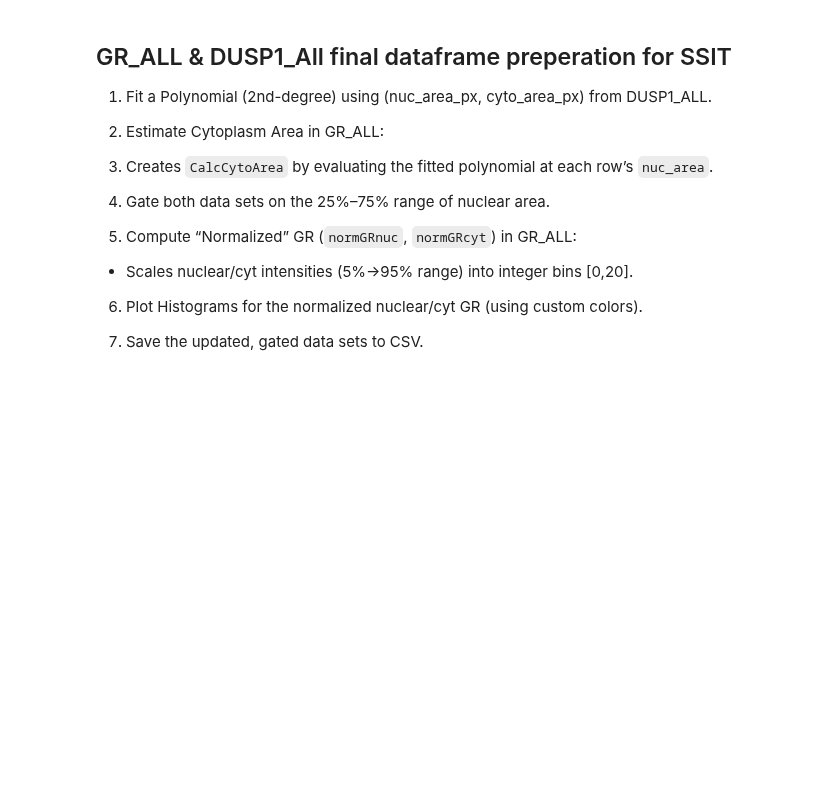
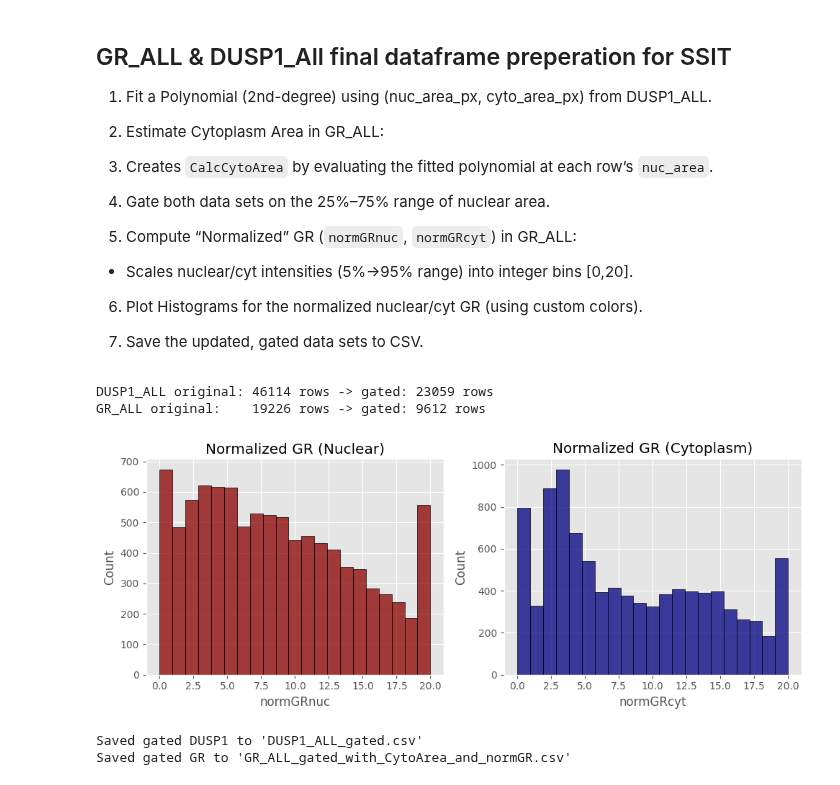
Before and after one commit to Formanj-0/AngelFISH, a Jupyter notebook: Publications/Ron_2024/GR_DUSP1_Gating.ipynb, the cells around one changed output. Saved outputs shown, nothing was run; the diff lists cells and outputs as text; code cells hidden in the pictures; blank space fills up the shorter version.

```diff
--- a/Publications/Ron_2024/GR_DUSP1_Gating.ipynb
+++ b/Publications/Ron_2024/GR_DUSP1_Gating.ipynb
@@ -484,7 +706,7 @@ am.close()
 # %%
 # Concatonate all DUSP1 Dex experiments & reset 'unique_cell_id'
 DUSP1_ALL = pd.concat(
-[DUSP1_RepD, DUSP1_RepE, DUSP1_RepF, DUSP1_RepM, DUSP1_RepG, DUSP1_RepH, DUSP1_RepI, DUSP1_RepK, DUSP1_RepL], ignore_index=True) # DUSP1_RepN, DUSP1_RepJ
+[DUSP1_RepD, DUSP1_RepE, DUSP1_RepF, DUSP1_RepM, DUSP1_RepN, DUSP1_RepG, DUSP1_RepH, DUSP1_RepI, DUSP1_RepJ, DUSP1_RepK, DUSP1_RepL], ignore_index=True) #
 DUSP1_ALL['unique_cell_id'] = np.arange(len(DUSP1_ALL))
 # %% [markdown]
 ### Filter GR data:
@@ -496,7 +718,7 @@ DUSP1_ALL['unique_cell_id'] = np.arange(len(DUSP1_ALL))
 # Initiate the class and find analysis at log_location
 am = AnalysisManager(location=loc, log_location=log_location, mac=True)
 # Select the dataset
-am.select_analysis('GR_A_Feb0425')
+am.select_analysis('GR_IC_A_ER020725')
 # select GR conformation analysis
 GR = GR_Confirmation(am)
 # Load the data
@@ -506,7 +728,7 @@ GR.cellprops['unique_cell_id'] = np.arange(len(GR.cellprops))
 # Remove partial cells from dataset
 GR.cellprops = GR.cellprops[GR.cellprops['touching_border'] == 0]
 # Use measure_GR to create SSIT compatible dataframe
-GR_RepA = measure_GR(GR.spots, GR.clusters, GR.cellprops)
+GR_RepA = measure_GR(GR.cellprops)
 am.close()
 # %% [markdown]
     GR 1, 10, 100nM Dex 3hr Time-sweep Replica 2
@@ -514,7 +736,7 @@ am.close()
 # Initiate the class and find analysis at log_location
 am = AnalysisManager(location=loc, log_location=log_location, mac=True)
 # Select the dataset
-am.select_analysis('GR_B_Feb0425')
+am.select_analysis('GR_IC_B_ReRun021025')
 # select GR conformation analysis
 GR = GR_Confirmation(am)
 # Load the data
@@ -524,7 +746,7 @@ GR.cellprops['unique_cell_id'] = np.arange(len(GR.cellprops))
 # Remove partial cells from dataset
 GR.cellprops = GR.cellprops[GR.cellprops['touching_border'] == 0]
 # Use measure_GR to create SSIT compatible dataframe
-GR_RepB = measure_GR(GR.spots, GR.clusters, GR.cellprops)
+GR_RepB = measure_GR(GR.cellprops)
 am.close()
 # %% [markdown]
     GR 1, 10, 100nM Dex 3hr Time-sweep Replica 3
@@ -532,7 +754,7 @@ am.close()
 # Initiate the class and find analysis at log_location
 am = AnalysisManager(location=loc, log_location=log_location, mac=True)
 # Select the dataset
-am.select_analysis('GR_C_Feb0425')
+am.select_analysis('GR_IC_C_ER020725')
 # select GR conformation analysis
 GR = GR_Confirmation(am)
 # Load the data
@@ -542,7 +764,7 @@ GR.cellprops['unique_cell_id'] = np.arange(len(GR.cellprops))
 # Remove partial cells from dataset
 GR.cellprops = GR.cellprops[GR.cellprops['touching_border'] == 0]
 # Use measure_GR to create SSIT compatible dataframe
-GR_RepC = measure_GR(GR.spots, GR.clusters, GR.cellprops)
+GR_RepC = measure_GR(GR.cellprops)
 am.close()
 # %%
 # Concatonate all DUSP1 Dex experiments & reset 'unique_cell_id'
@@ -621,42 +859,48 @@ print(f"GR_ALL original:    {len(df_gr)} rows -> gated: {len(df_gr_gated)} rows"
 # =========================
 # We'll do a percentile-based normalization: 5th->95th percentile => mapped to [0, bins].
 bins = 20
 
 def normalize_by_percentiles(series, low_pct=0.05, high_pct=0.95, bins=20):
     """Scale 'series' into integer bins [0, bins] based on [low_pct, high_pct]."""
     lower_val = series.quantile(low_pct)
     upper_val = series.quantile(high_pct)
     clipped = (series - lower_val) / (upper_val - lower_val)
     clipped = clipped.clip(lower=0, upper=1)
     return (clipped * bins).round().astype(int)
 
 df_gr_gated['normGRnuc'] = normalize_by_percentiles(df_gr_gated['nucGRint'], 0.05, 0.95, bins=bins)
 df_gr_gated['normGRcyt'] = normalize_by_percentiles(df_gr_gated['cytoGRint'], 0.05, 0.95, bins=bins)
 
 
 # 6) HISTOGRAMS
 # =========================
 plt.figure(figsize=(10,4))
 
 plt.subplot(1,2,1)
 sns.histplot(df_gr_gated['normGRnuc'], bins=bins+1, color='darkred', edgecolor='black')
 plt.title("Normalized GR (Nuclear)")
 
 plt.subplot(1,2,2)
 sns.histplot(df_gr_gated['normGRcyt'], bins=bins+1, color='navy', edgecolor='black')
 plt.title("Normalized GR (Cytoplasm)")
 
 plt.tight_layout()
 plt.show()
-
-
-# 7) SAVE THE UPDATED GATED DATAFRAMES
-# =========================
-# Gated DUSP1 (unchanged except row filtering)
-df_dusp_gated.to_csv("DUSP1_ALL_gated.csv", index=False)
-
-# Gated GR with new columns: CalcCytoArea, normGRnuc, normGRcyt
-df_gr_gated.to_csv("GR_ALL_gated_with_CytoArea_and_normGR.csv", index=False)
-
-print("Saved gated DUSP1 to 'DUSP1_ALL_gated.csv'")
-print("Saved gated GR to 'GR_ALL_gated_with_CytoArea_and_normGR.csv'")
+# %% [output]
+DUSP1_ALL original: 46114 rows -> gated: 23059 rows
+GR_ALL original:    19226 rows -> gated: 9612 rows
+[figure, added]
+# %%
+# 7) SAVE THE UPDATED GATED DATAFRAMES
+# =========================
+# Gated DUSP1 (unchanged except row filtering)
+df_dusp_gated.to_csv("DUSP1_ALL_gated_V01.csv", index=False)
+
+# Gated GR with new columns: CalcCytoArea, normGRnuc, normGRcyt
+df_gr_gated.to_csv("GR_ALL_gated_with_CytoArea_and_normGR_V01.csv", index=False)
+
+print("Saved gated DUSP1 to 'DUSP1_ALL_gated.csv'")
+print("Saved gated GR to 'GR_ALL_gated_with_CytoArea_and_normGR.csv'")
+# %% [output]
+Saved gated DUSP1 to 'DUSP1_ALL_gated.csv'
+Saved gated GR to 'GR_ALL_gated_with_CytoArea_and_normGR.csv'
```
Also changed, not shown: parts of 22 cells of this notebook, 2 other files.
